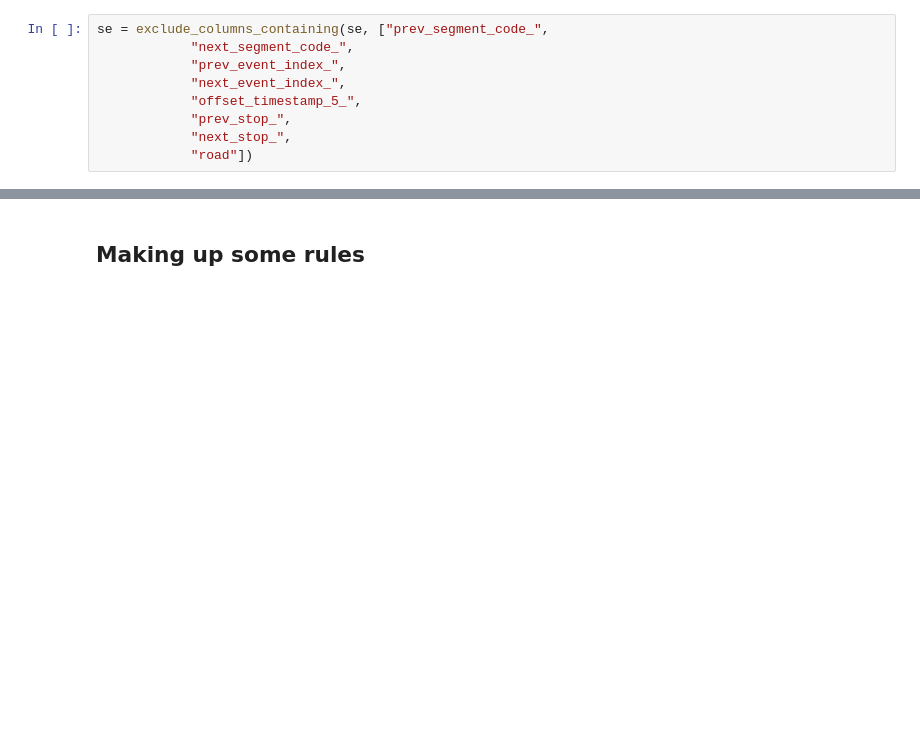
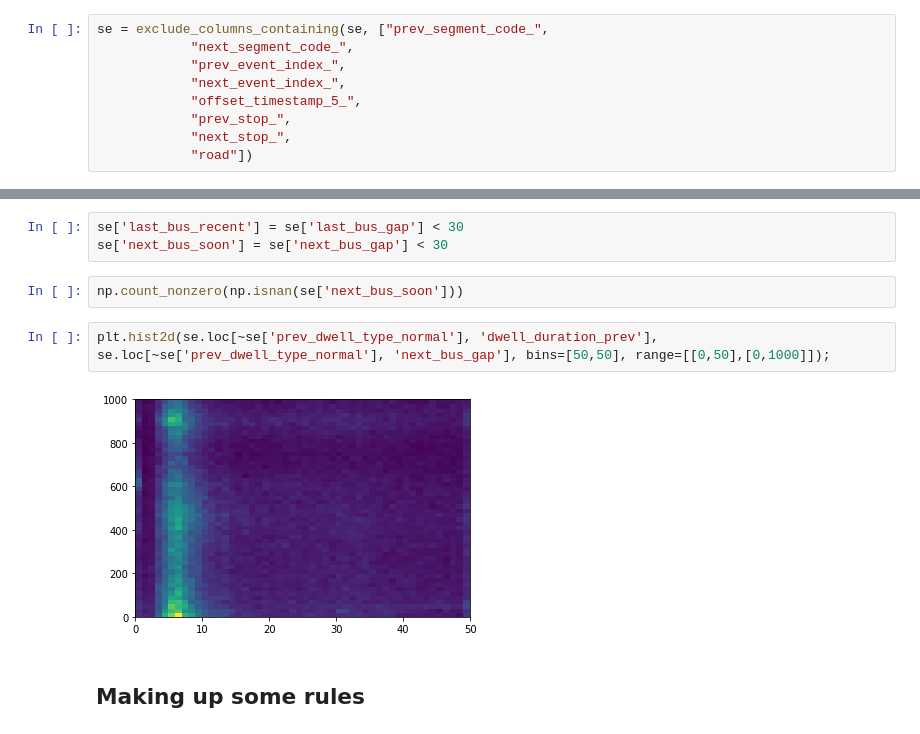
Before and after one commit to gingertom/buses, a Jupyter notebook: Data Exploration/Rules for predicting dwell times.ipynb, the cells around one changed output, grey strips where cells are left out. Drawn from its saved outputs; the diff is of its cells as text; blank space fills up the shorter version.

```diff
--- a/Data Exploration/Rules for predicting dwell times.ipynb
+++ b/Data Exploration/Rules for predicting dwell times.ipynb
@@ -156,3 +331,12 @@ se = exclude_columns_containing(se, ["prev_segment_code_",
+# %%
+se['last_bus_recent'] = se['last_bus_gap'] < 30
+se['next_bus_soon'] = se['next_bus_gap'] < 30
+# %%
+np.count_nonzero(np.isnan(se['next_bus_soon']))
+# %%
+plt.hist2d(se.loc[~se['prev_dwell_type_normal'], 'dwell_duration_prev'], se.loc[~se['prev_dwell_type_normal'], 'next_bus_gap'], bins=[50,50], range=[[0,50],[0,1000]]);
+# %% [output]
+[figure, added]
 # %% [markdown]
 ## Making up some rules
 # %%
```
Also changed, not shown: parts of 87 cells of this notebook.
